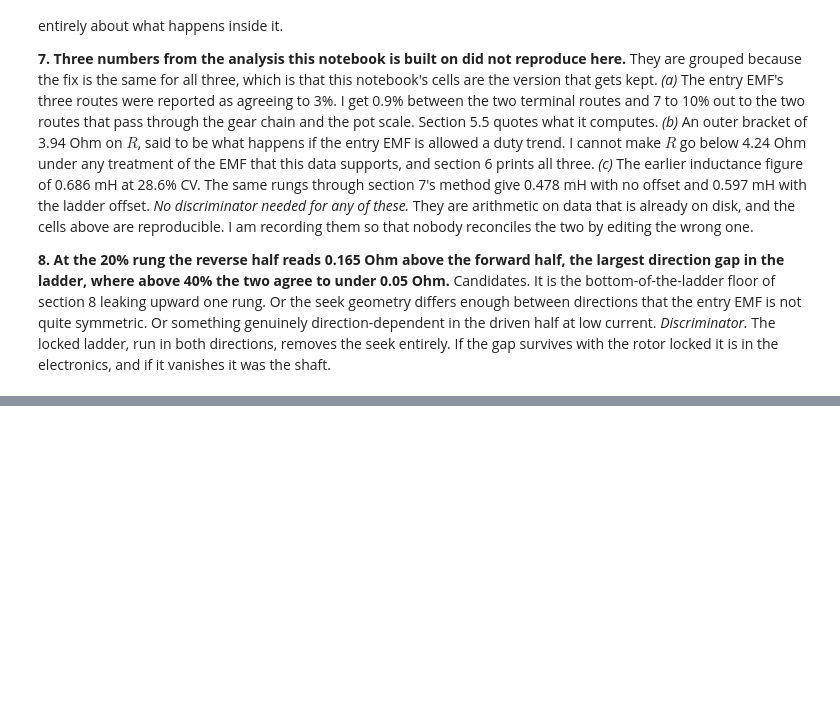
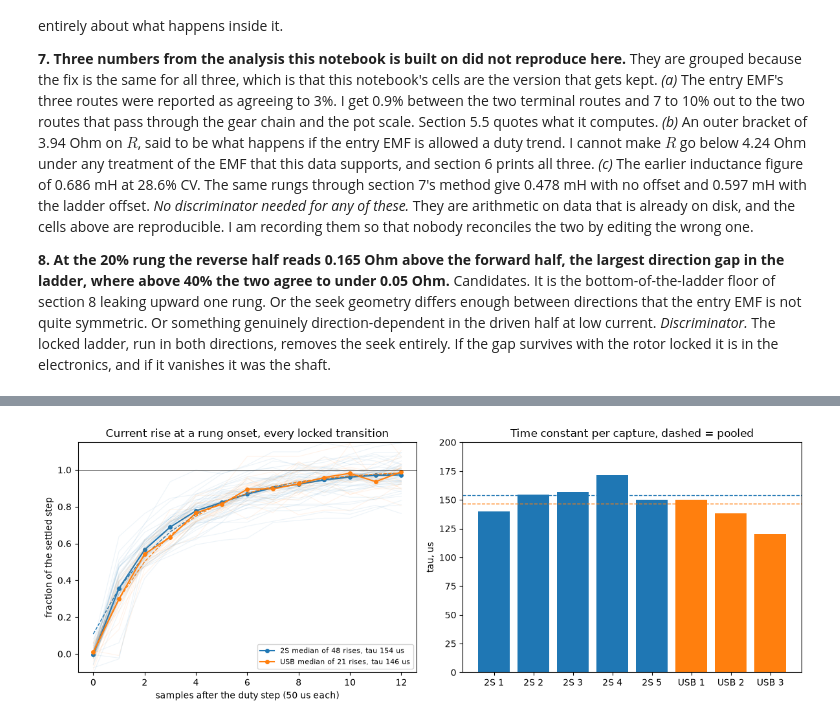
Before and after one commit to OpenServoCore/open-servo-core, a Jupyter notebook: notebooks/02-electrical.ipynb, the cells around one changed output, grey strips where cells are left out. Drawn from its saved outputs; the diff is of its cells as text; code cells hidden in the pictures; blank space fills up the shorter version.

```diff
--- a/notebooks/02-electrical.ipynb
+++ b/notebooks/02-electrical.ipynb
@@ -2447,0 +3009,25 @@ was the shaft.
+# %%
+fig, axes = plt.subplots(1, 2, figsize=(12, 4.5))
+ax = axes[0]
+for trs, xbar, tau, name, c in ((k2, xbar2, tau2, "2S", "C0"), (kU, xbarU, tauU, "USB", "C1")):
+    X = np.array([t["x"] for t in trs])
+    for x in X:
+        ax.plot(range(len(x)), x, color=c, alpha=0.08, lw=0.8)
+    ax.plot(range(len(xbar)), xbar, "o-", color=c, ms=4, label=f"{name} median of {len(X)} rises, tau {1e6*tau:.0f} us")
+    k = np.arange(0, 13); a = np.exp(-T / tau)
+    A = (1 - xbar[1]) / a
+    ax.plot(k, 1 - A * a ** k, "--", color=c, lw=1)
+ax.axhline(1, color="k", lw=0.5); ax.set_ylim(-0.1, 1.15)
+ax.set_xlabel("samples after the duty step (50 us each)"); ax.set_ylabel("fraction of the settled step")
+ax.set_title("Current rise at a rung onset, every locked transition"); ax.legend(fontsize=8)
+
+ax = axes[1]
+t2 = taus.loc["2S"]; tU = taus.loc["USB"]
+capsel = [c for c in CAPS]
+ax.bar([f"2S {c[-1]}" for c in capsel if c in t2.index], [t2.loc[c, "tau_us"] for c in capsel if c in t2.index], color="C0")
+ax.bar([f"USB {c[-1]}" for c in capsel if c in tU.index], [tU.loc[c, "tau_us"] for c in capsel if c in tU.index], color="C1")
+ax.axhline(1e6 * tau2, color="C0", ls="--", lw=1); ax.axhline(1e6 * tauU, color="C1", ls="--", lw=1)
+ax.set_ylabel("tau, us"); ax.set_title("Time constant per capture, dashed = pooled"); ax.set_ylim(0, 200)
+plt.tight_layout(); plt.show()
+# %% [output]
+[figure, added]
```
Also changed, not shown: parts of 25 cells of this notebook, 1 other file.
